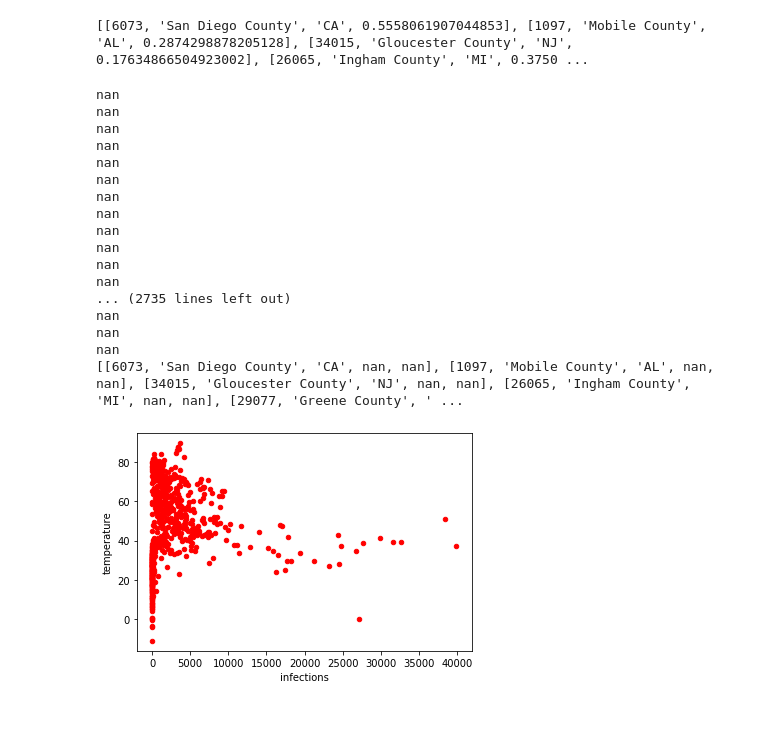
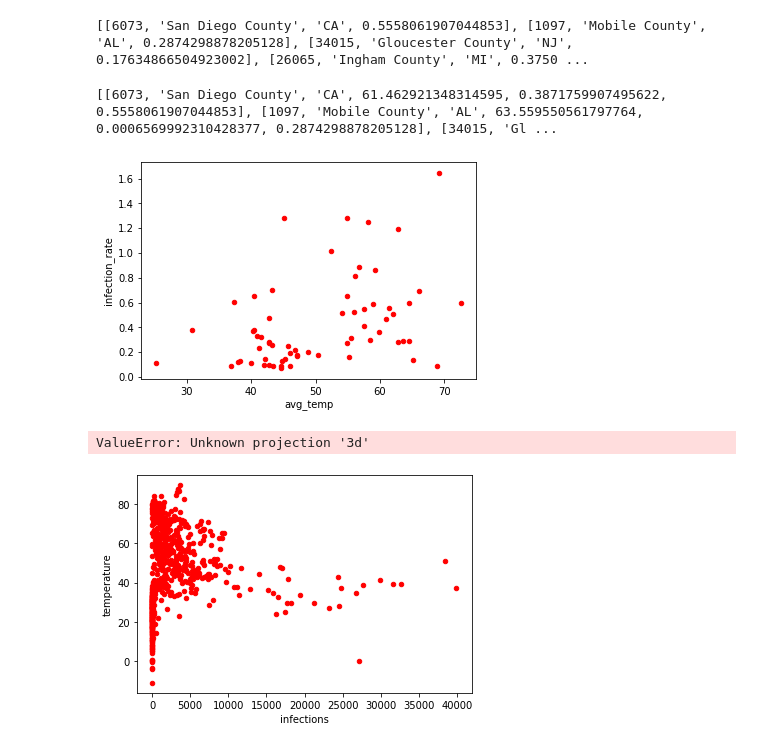
Before and after one commit to spjy/covid-temperature, a Jupyter notebook: covid.ipynb, the cells around one changed output. Cells and saved outputs as stored; diff of their text form; code cells hidden in the pictures; blank space fills up the shorter version.

Commit message:
feat: final data

```diff
--- a/covid.ipynb
+++ b/covid.ipynb
@@ -241,46 +230,32 @@ infection_rate.to_csv('./covid-infection-rate.csv')
 # Calculate sample mean and variance for each county
 
 temperature = pandas.read_csv('./covid-temperature.csv')
-days = 89
+days = 89 # did not get data for one day
 
 temps = []
 
+# Loop through temperature data
 for i in range(0, len(temperature.values)):
     total_temp = 0.0
 
     # find total temp for county for average
-    for j in range(4, 94):
+    for j in range(4, 93):
         total_temp = total_temp + float(temperature.values[i][j])
-        print(total_temp)
 
+    # Get average
     average = total_temp / days
 
+    # Get numerator for variance
     var_num = 0.0
-
-    # find numerator variance
-    for j in range(4, 94):
+    for j in range(4, 93):
         var_num = (float(temperature.values[i][j]) - average)**2
 
+    # Variance
     variance = var_num / (days - 1)
 
-    temps.append([infected.values[i][1], infected.values[i][2], infected.values[i][3], average, variance])
+    # Store variance, average, transmission rate according to county
+    temps.append([infected.values[i][1], infected.values[i][2], infected.values[i][3], average, variance, beta[i][3]])
 
 print(temps)
 # %% [output]
-nan
-nan
-nan
-nan
-nan
-nan
-nan
-nan
-nan
-nan
-nan
-nan
-... (2735 lines left out)
-nan
-nan
-nan
-[[6073, 'San Diego County', 'CA', nan, nan], [1097, 'Mobile County', 'AL', nan, nan], [34015, 'Gloucester County', 'NJ', nan, nan], [26065, 'Ingham County', 'MI', nan, nan], [29077, 'Greene County', ' ...
+[[6073, 'San Diego County', 'CA', 61.462921348314595, 0.3871759907495622, 0.5558061907044853], [1097, 'Mobile County', 'AL', 63.559550561797764, 0.0006569992310428377, 0.2874298878205128], [34015, 'Gl ...
@@ -287 +271,17 @@ nan
+# %%
+final_data = pandas.read_csv('./covid-data.csv')
+
+final_data.plot(kind='scatter',x='avg_temp',y='infection_rate',color='red')
+plt.show()
+# %% [output]
+[figure, added]
+# %%
+threedee = plt.figure().gca(projection='3d')
+threedee.scatter(final_data['avg_temp'], final_data['var_temp'], final_data['infection_rate'])
+threedee.set_xlabel('Index')
+threedee.set_ylabel('H-L')
+threedee.set_zlabel('Volume')
+plt.show()
+# %% [output]
+ValueError: Unknown projection '3d'
 # %%
```
Also changed, not shown: parts of 14 cells of this notebook, 3 other files.
